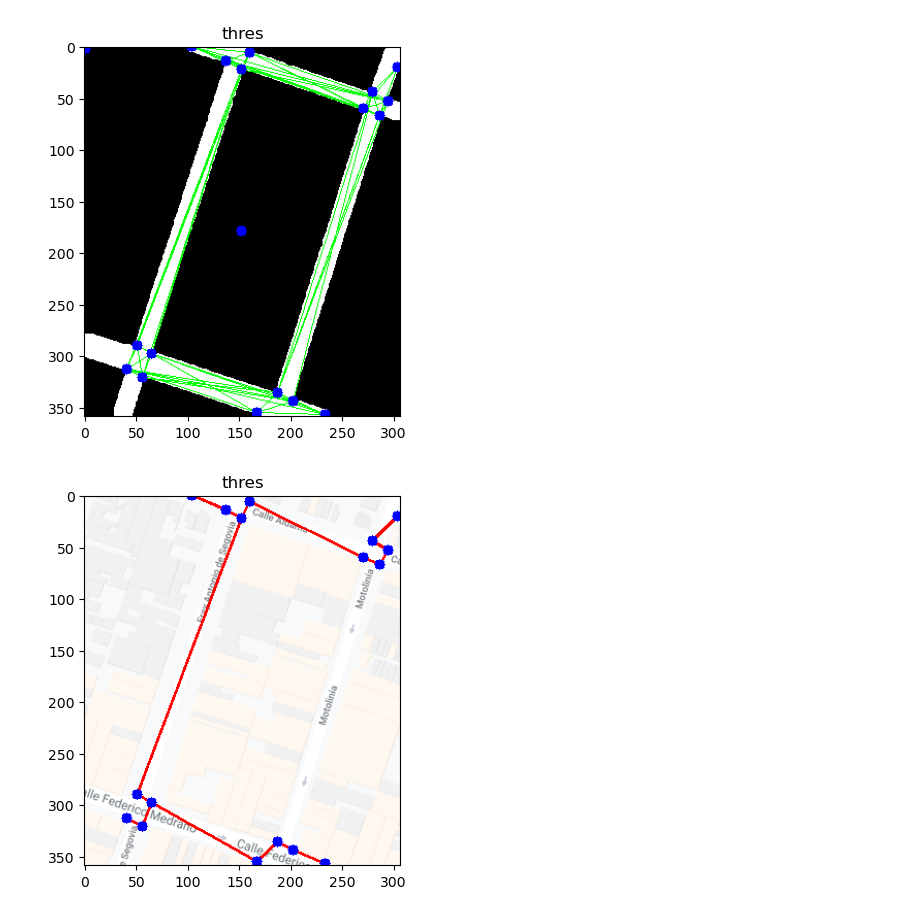
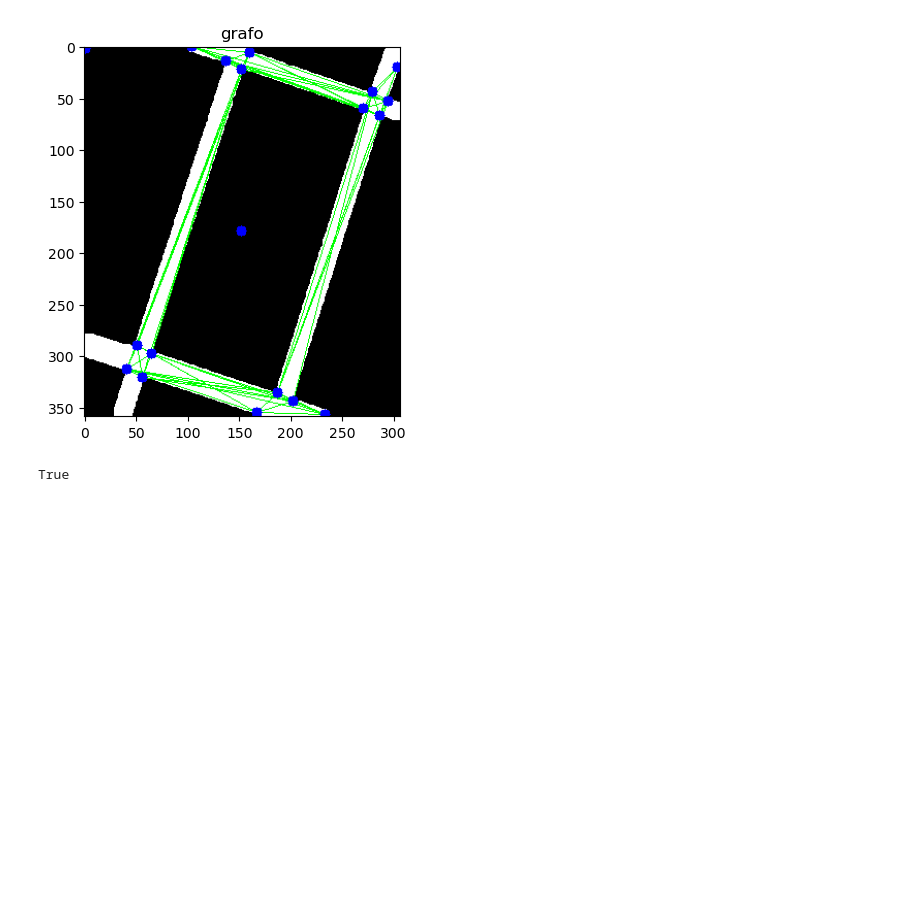
Before and after one commit to christian-munoz-rdz/ssp_de_algoritmia, a Jupyter notebook: Tareas/tarea09_algoritmo_prim/main.ipynb, the cells around one changed output. Drawn from its saved outputs; the diff is of its cells as text; code cells hidden in the pictures; blank space fills up the shorter version.

```diff
--- a/Tareas/tarea09_algoritmo_prim/main.ipynb
+++ b/Tareas/tarea09_algoritmo_prim/main.ipynb
@@ -28,8 +31,8 @@ def prim(grafo):
 # %%
-mapa=cv2.imread('mapa1.png')
+mapa=cv2.imread('mapa4.png')
 gray = cv2.cvtColor(mapa,cv2.COLOR_BGR2GRAY)
-plt_gray = cv2.cvtColor(gray, cv2.COLOR_BGR2RGB)
-plt.imshow(plt_gray)
-plt.title('mapa en gris')
-plt.show()
+plt_gray = cv2.cvtColor(gray, cv2.COLOR_BGR2RGB) #cambiamos el orden de los canales para que matplotlib lo muestre correctamente
+plt.imshow(plt_gray) #mostramos la imagen
+plt.title('mapa en gris') #le ponemos titulo
+plt.show() #mostramos la imagen
 # %% [output]
@@ -52,68 +55,44 @@ dst = cv2.cornerHarris(th1,2,3,0.05)
 ret, dst = cv2.threshold(dst,0.04*dst.max(),255,0)
 dst = np.uint8(dst)
 ret,th2 = cv2.threshold(th1,235,255,cv2.THRESH_BINARY)
 th2 = cv2.dilate(th2,kernel,1)
 th2 = cv2.cvtColor(th2,cv2.COLOR_GRAY2BGR)
 ret, labels, stats, centroids = cv2.connectedComponentsWithStats(dst,30, cv2.CV_32S)
 vertices=np.int0(centroids)
 
 aux1=vertices
 aux2=vertices
 verticesConectados=[]
 aristas=[]
 
 for h in range(len(aux1)):
     i=aux1[h]
     for k in range(h,len(aux2)):
         j=aux2[k]
         if not (i==j).all():
-            x = np.linspace(i[0], j[0], 100).astype(int)
-            y = np.linspace(i[1], j[1], 100).astype(int)
-            midPoints = th2[y,x,:]
-            if np.mean(midPoints)>250:
-                distancia = int(sqrt((i[0] - j[0])**2 + (i[1] - j[1])**2))
-                aristas.append((i,j,distancia))
-                if not isInTheList(i,verticesConectados):
-                    verticesConectados.append(i)
-                if not isInTheList(j,verticesConectados):
-                    verticesConectados.append(j)
+            x = np.linspace(i[0], j[0], 100).astype(int) #creamos un arreglo de 100 puntos en el eje x entre el punto i y el punto j
+            y = np.linspace(i[1], j[1], 100).astype(int) #creamos un arreglo de 100 puntos en el eje y entre el punto i y el punto j
+            midPoints = th2[y,x,:] #obtenemos los puntos de la imagen que estan en los puntos del arreglo
+            if np.mean(midPoints)>250: #si el promedio de los puntos es mayor a 250, significa que no hay obstaculos entre los puntos i y j
+                distancia = int(sqrt((i[0] - j[0])**2 + (i[1] - j[1])**2)) #calculamos la distancia entre los puntos i y j
+                aristas.append((i,j,distancia)) #agregamos la arista al arreglo de aristas
+                if not isInTheList(i,verticesConectados): #si el punto i no esta en el arreglo de vertices conectados
+                    verticesConectados.append(i) #lo agregamos
+                if not isInTheList(j,verticesConectados): #si el punto j no esta en el arreglo de vertices conectados
+                    verticesConectados.append(j) #lo agregamos
 
 for arista in aristas:
     cv2.line(th2, tuple(arista[0]), tuple(arista[1]), (0,255,0), 1)
 
 for point in vertices:
     cv2.circle(th2,(point[0], point[1]), 5, (255,0,0), -1)
     cv2.waitKey(1)
 
 plt_th2 = cv2.cvtColor(th2, cv2.COLOR_BGR2RGB)
 plt.imshow(plt_th2)
-plt.title('thres')
+plt.title('grafo')
 plt.show()
-cv2.imwrite('grafo1.png',th2)
-
-
-grafo = {}
-
-for i in verticesConectados:
-    grafo[tuple(i)] = {}
-print(grafo)
-for arista in aristas:
-    grafo[tuple(arista[0])][tuple(arista[1])] = arista[2]
-    grafo[tuple(arista[1])][tuple(arista[0])] = arista[2]
-print(grafo)
-
-arbol = prim(grafo)
-for arista in arbol:
-    cv2.line(mapa, tuple(arista[0]), tuple(arista[1]), (0,0,255), 2)
-
-for point in verticesConectados:
-    cv2.circle(mapa,(point[0], point[1]), 5, (255,0,0), -1)
-    cv2.waitKey(1)
-
-plt_mapa = cv2.cvtColor(mapa, cv2.COLOR_BGR2RGB)
-plt.imshow(plt_mapa)
-plt.title('thres')
-plt.show()
+cv2.imwrite('grafo4.png',th2) #guardamos la imagen del grafo
 # %% [output]
-[figure, old version]
+[figure, new version]
-[figure, removed]
+True
```
Also changed, not shown: parts of 5 cells of this notebook.
